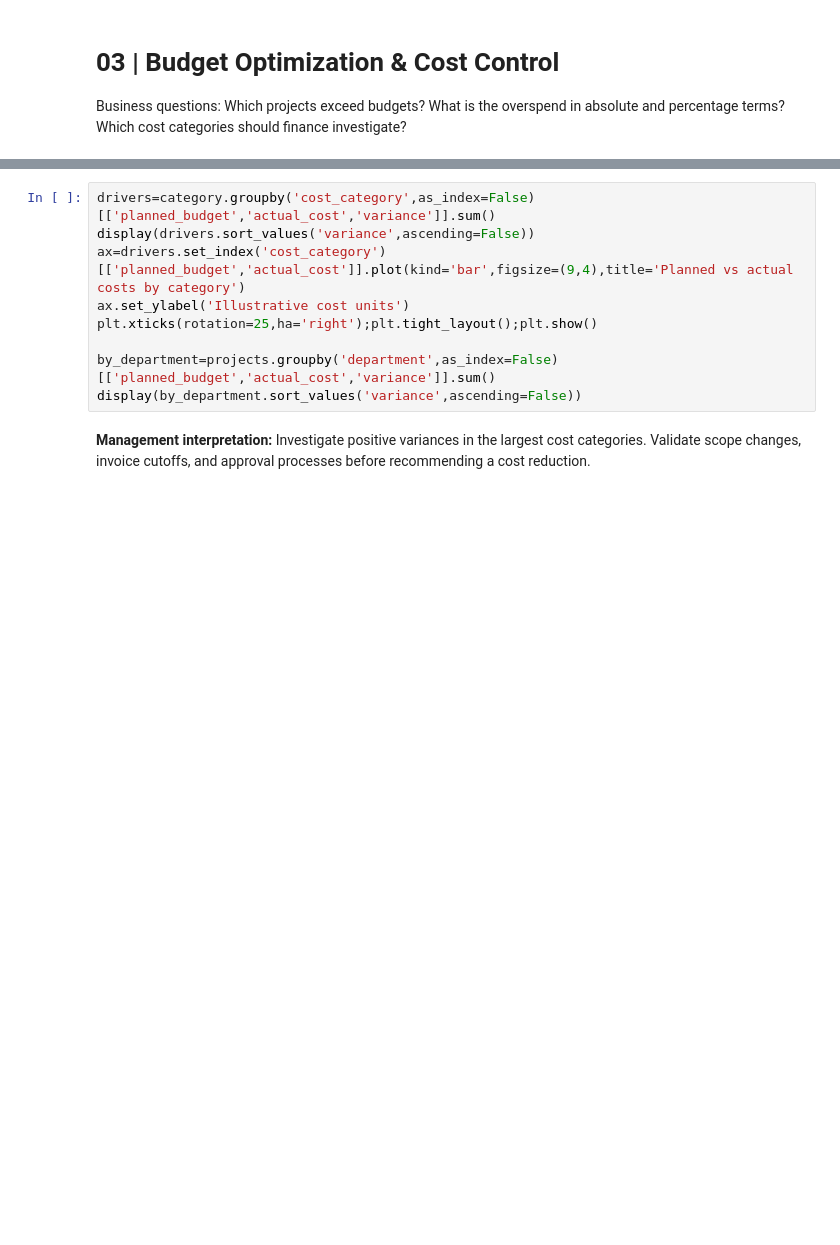
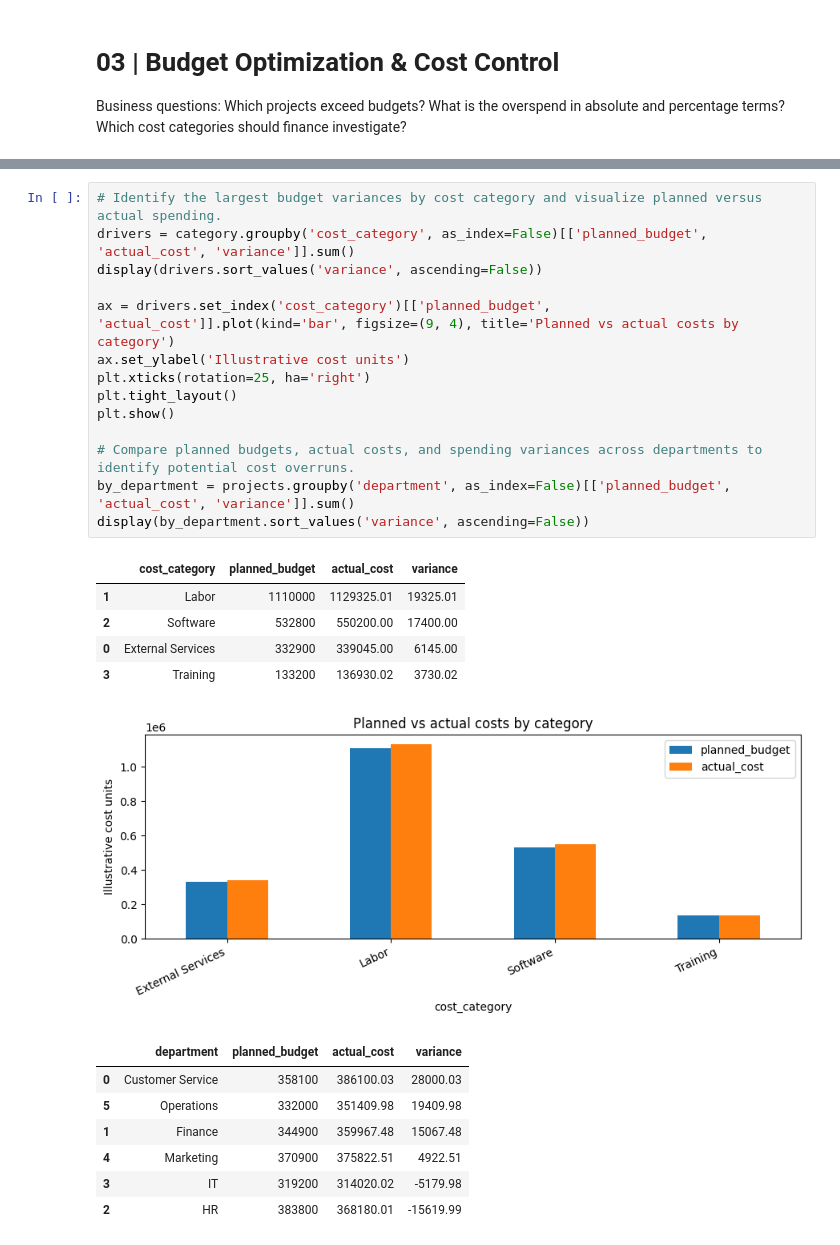
Before and after one commit to MayerAnnamaria/python-business-analytics-project, a Jupyter notebook: notebooks/03_budget_optimization.ipynb, the cells around one changed output, grey strips where cells are left out. Cells and saved outputs as stored; diff of their text form; blank space fills up the shorter version.

```diff
--- a/notebooks/03_budget_optimization.ipynb
+++ b/notebooks/03_budget_optimization.ipynb
@@ -37,11 +66,28 @@ print('Total planned:',round(projects['planned_budget'].sum(),2),' Total actual:
 # %%
-drivers=category.groupby('cost_category',as_index=False)[['planned_budget','actual_cost','variance']].sum()
-display(drivers.sort_values('variance',ascending=False))
-ax=drivers.set_index('cost_category')[['planned_budget','actual_cost']].plot(kind='bar',figsize=(9,4),title='Planned vs actual costs by category')
+# Identify the largest budget variances by cost category and visualize planned versus actual spending.
+drivers = category.groupby('cost_category', as_index=False)[['planned_budget', 'actual_cost', 'variance']].sum()
+display(drivers.sort_values('variance', ascending=False))
+
+ax = drivers.set_index('cost_category')[['planned_budget', 'actual_cost']].plot(kind='bar', figsize=(9, 4), title='Planned vs actual costs by category')
 ax.set_ylabel('Illustrative cost units')
-plt.xticks(rotation=25,ha='right');plt.tight_layout();plt.show()
+plt.xticks(rotation=25, ha='right')
+plt.tight_layout()
+plt.show()
 
-by_department=projects.groupby('department',as_index=False)[['planned_budget','actual_cost','variance']].sum()
-display(by_department.sort_values('variance',ascending=False))
+# Compare planned budgets, actual costs, and spending variances across departments to identify potential cost overruns.
+by_department = projects.groupby('department', as_index=False)[['planned_budget', 'actual_cost', 'variance']].sum()
+display(by_department.sort_values('variance', ascending=False))
+# %% [output]
+|  | cost_category | planned_budget | actual_cost | variance |
+| 1 | Labor | 1110000 | 1129325.01 | 19325.01 |
+| 2 | Software | 532800 | 550200.00 | 17400.00 |
+| 0 | External Services | 332900 | 339045.00 | 6145.00 |
+| 3 | Training | 133200 | 136930.02 | 3730.02 |
+[figure, added]
+|  | department | planned_budget | actual_cost | variance |
+| 0 | Customer Service | 358100 | 386100.03 | 28000.03 |
+| 5 | Operations | 332000 | 351409.98 | 19409.98 |
+| 1 | Finance | 344900 | 359967.48 | 15067.48 |
+| 4 | Marketing | 370900 | 375822.51 | 4922.51 |
+| 3 | IT | 319200 | 314020.02 | -5179.98 |
+| 2 | HR | 383800 | 368180.01 | -15619.99 |
-# %% [markdown]
-**Management interpretation:** Investigate positive variances in the largest cost categories. Validate scope changes, invoice cutoffs, and approval processes before recommending a cost reduction.
```
Also changed, not shown: parts of 5 cells of this notebook.
